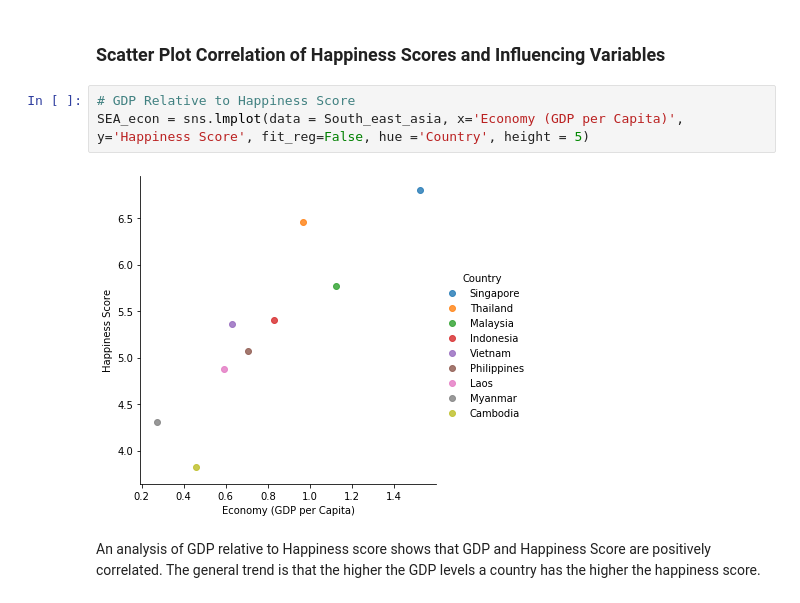
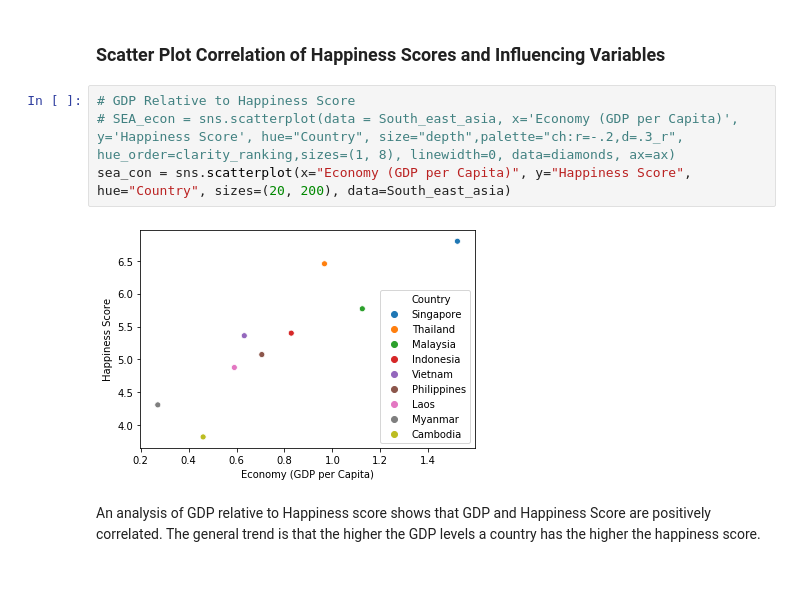
Before and after one commit to EugeneZnm/World-Happinesss-Report-Analysis, a Jupyter notebook: World Happiness Analysis.ipynb, the cells around one changed output. Drawn from its saved outputs; the diff is of its cells as text.

```diff
--- a/World Happiness Analysis.ipynb
+++ b/World Happiness Analysis.ipynb
@@ -184,9 +184,10 @@ Text(0.5, 1.0, 'South East Asia Happiness Scores')
 ### Scatter Plot Correlation of Happiness Scores and Influencing Variables
 # %%
 # GDP Relative to Happiness Score
-SEA_econ = sns.lmplot(data = South_east_asia, x='Economy (GDP per Capita)', y='Happiness Score', fit_reg=False, hue ='Country', height = 5)
+# SEA_econ = sns.scatterplot(data = South_east_asia, x='Economy (GDP per Capita)', y='Happiness Score', hue="Country", size="depth",palette="ch:r=-.2,d=.3_r", hue_order=clarity_ranking,sizes=(1, 8), linewidth=0, data=diamonds, ax=ax)
+sea_con = sns.scatterplot(x="Economy (GDP per Capita)", y="Happiness Score", hue="Country", sizes=(20, 200), data=South_east_asia)
 # %% [output]
-[figure, old version]
+[figure, new version]
 # %% [markdown]
 An analysis of GDP relative to Happiness score shows that GDP and Happiness Score are positively correlated. The general trend is that the higher the GDP levels a country has the higher the happiness score.
 # %%
```
Also changed, not shown: parts of 16 cells of this notebook.
